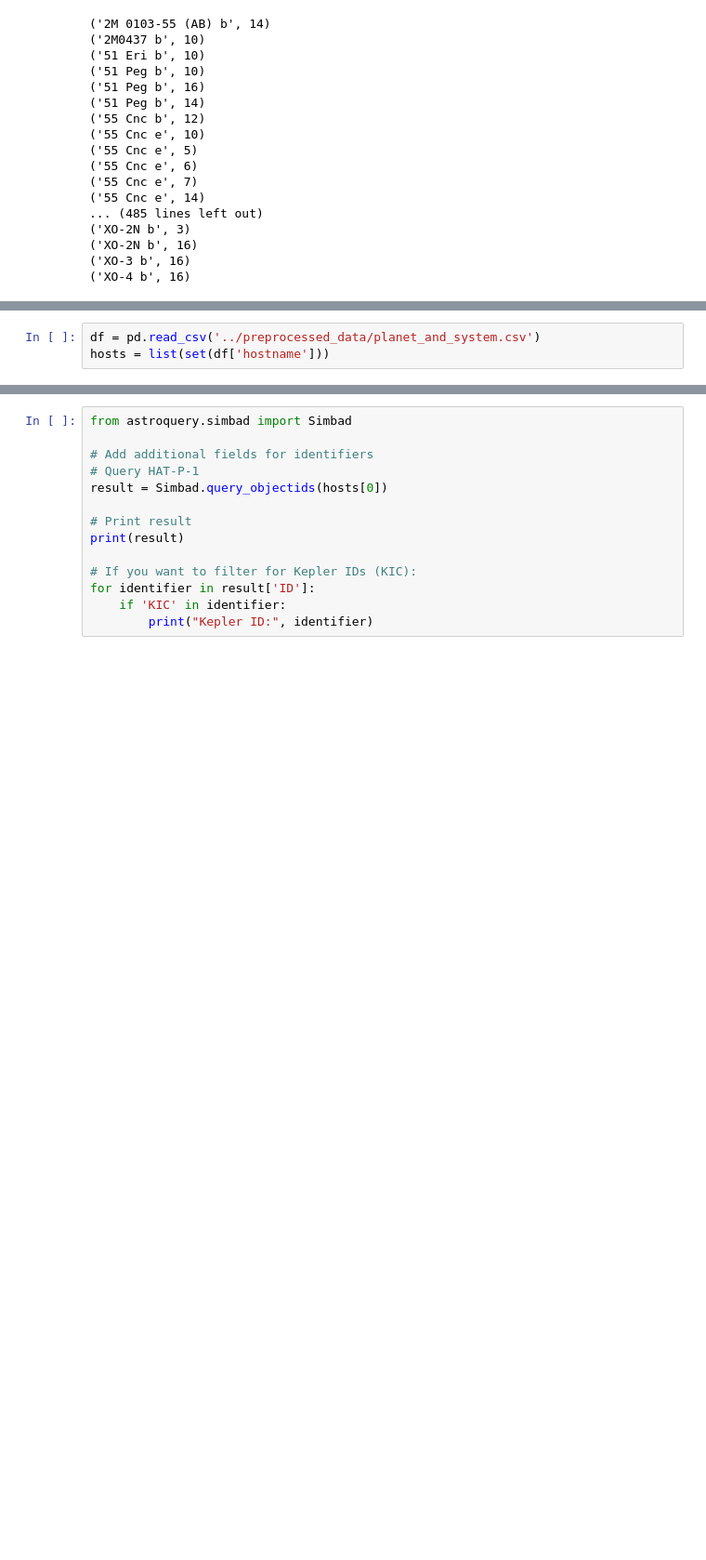
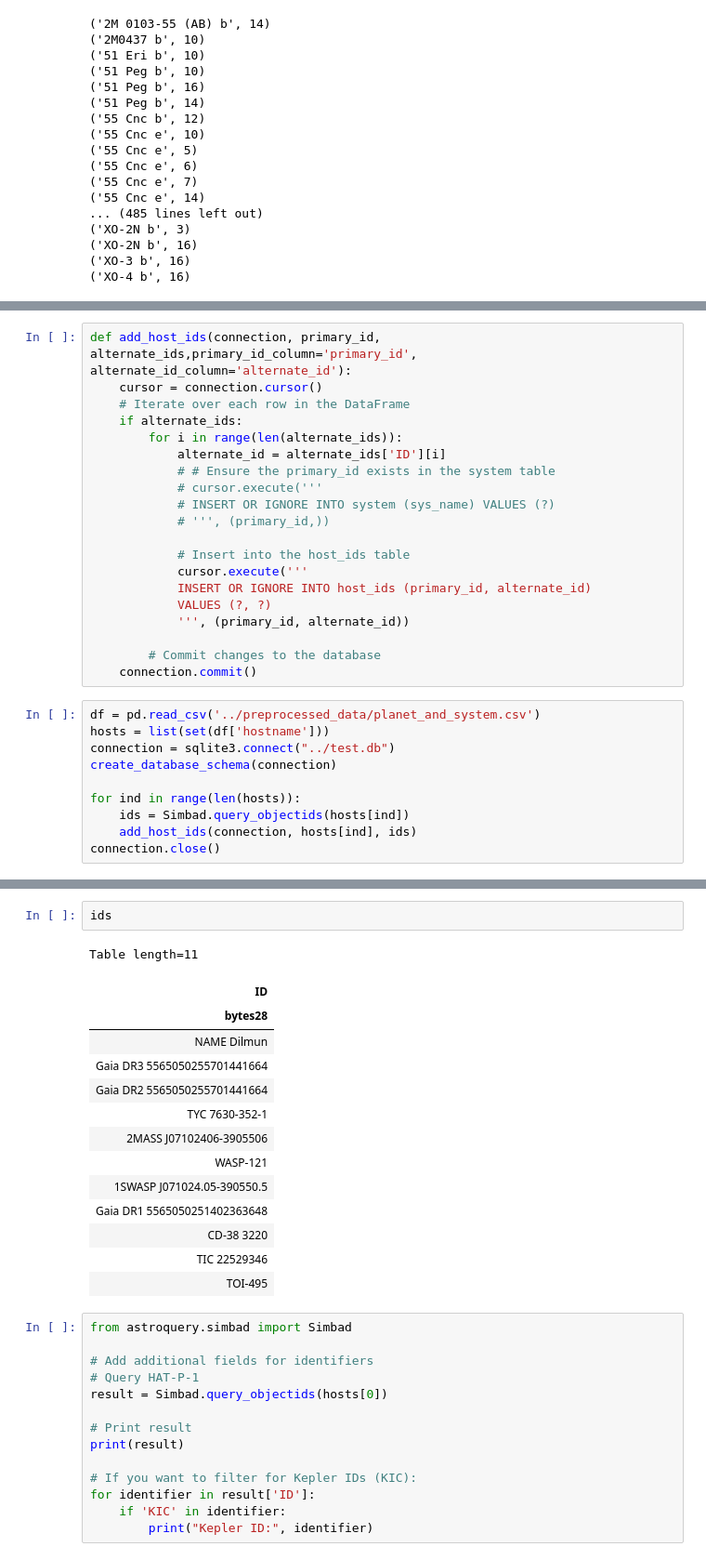
Before and after one commit to Chrrrrris/StarPlanet_Abundance_Catalog, a Jupyter notebook: code/load_database.ipynb, the cells around one changed output, grey strips where cells are left out. Shown at 93% size. Cells and saved outputs as stored; diff of their text form; blank space fills up the shorter version.

```diff
--- a/code/load_database.ipynb
+++ b/code/load_database.ipynb
@@ -384,3 +393,30 @@ connection.close()
+# %%
+def add_host_ids(connection, primary_id, alternate_ids,primary_id_column='primary_id', alternate_id_column='alternate_id'):
+    cursor = connection.cursor()
+    # Iterate over each row in the DataFrame
+    if alternate_ids:
+        for i in range(len(alternate_ids)):
+            alternate_id = alternate_ids['ID'][i]
+            # # Ensure the primary_id exists in the system table
+            # cursor.execute('''
+            # INSERT OR IGNORE INTO system (sys_name) VALUES (?)
+            # ''', (primary_id,))
+
+            # Insert into the host_ids table
+            cursor.execute('''
+            INSERT OR IGNORE INTO host_ids (primary_id, alternate_id)
+            VALUES (?, ?)
+            ''', (primary_id, alternate_id))
+
+        # Commit changes to the database
+    connection.commit()
 # %%
 df = pd.read_csv('../preprocessed_data/planet_and_system.csv')
 hosts = list(set(df['hostname']))
+connection = sqlite3.connect("../test.db")
+create_database_schema(connection)
+
+for ind in range(len(hosts)):
+    ids = Simbad.query_objectids(hosts[ind])
+    add_host_ids(connection, hosts[ind], ids)
+connection.close()
@@ -387,3 +427,20 @@ hosts = list(set(df['hostname']))
+# %%
+ids
+# %% [output]
+Table length=11
+| ID |
+| bytes28 |
+| NAME Dilmun |
+| Gaia DR3 5565050255701441664 |
+| Gaia DR2 5565050255701441664 |
+| TYC 7630-352-1 |
+| 2MASS J07102406-3905506 |
+| WASP-121 |
+| 1SWASP J071024.05-390550.5 |
+| Gaia DR1 5565050251402363648 |
+| CD-38 3220 |
+| TIC 22529346 |
+| TOI-495 |
 # %%
 from astroquery.simbad import Simbad
 
```
Also changed, not shown: parts of 6 cells of this notebook, 3 other files.
